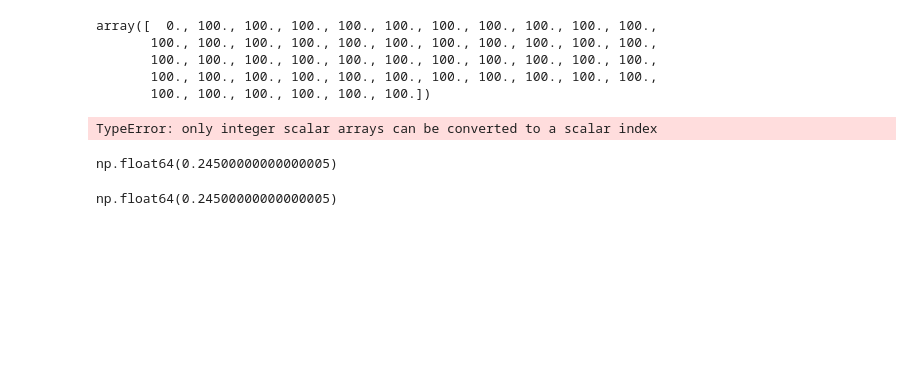
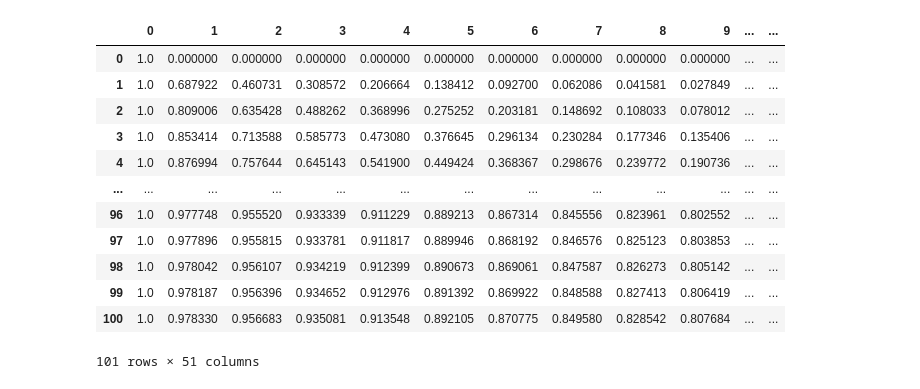
Before and after one commit to monkeybeastking/Geotechnical-Consolidation-FEM, a Jupyter notebook: scripts/terazaghi_1d_multilayer/multilayer_1d.ipynb, the cells around one changed output. Drawn from its saved outputs; the diff is of its cells as text; code cells hidden in the pictures; blank space fills up the shorter version.

```diff
--- a/scripts/terazaghi_1d_multilayer/multilayer_1d.ipynb
+++ b/scripts/terazaghi_1d_multilayer/multilayer_1d.ipynb
@@ -265,20 +268,14 @@ plt.show()
 # %%
-# we need a dataframe or whatever for kappa and the intiial stress with the same dimensions
-z
+#
 def initial_condition(x):
     u = np.full(x.shape[0], Load, dtype=np.float64)   # shape (npts,)
     u[0] = 0.0                    # enforce u=0 at z=0
     return u
+
+
 A = initial_condition(z)
 
-A
+gfg = np.digitize(z,depths)
+Mv = np.asarray(Mv)[gfg - 1]
+
+settlement = A * Mv * (H / nx)
-# %% [output]
-array([  0., 100., 100., 100., 100., 100., 100., 100., 100., 100., 100.,
-       100., 100., 100., 100., 100., 100., 100., 100., 100., 100., 100.,
-       100., 100., 100., 100., 100., 100., 100., 100., 100., 100., 100.,
-       100., 100., 100., 100., 100., 100., 100., 100., 100., 100., 100.,
-       100., 100., 100., 100., 100., 100.])
-# %%
-np.digitize
-# %% [output]
-TypeError: only integer scalar arrays can be converted to a scalar index
@@ -288,12 +282,21 @@ settlement = A * Mv_z * (H / nx)
-# %%
-settlement.sum()
-# %% [output]
-np.float64(0.24500000000000005)
 # %%
+for columns in local_dcons.T:
+    pass
 
-for columns in u_hist:
-    S = u_hist[columns] * settlement
+A = pd.DataFrame(local_dcons.T, dtype = float)
 
-settlement.sum()
+A
 # %% [output]
+|  | 0 | 1 | 2 | 3 | 4 | 5 | 6 | 7 | 8 | 9 | ... | ... |
+| 0 | 1.0 | 0.000000 | 0.000000 | 0.000000 | 0.000000 | 0.000000 | 0.000000 | 0.000000 | 0.000000 | 0.000000 | ... | ... |
+| 1 | 1.0 | 0.687922 | 0.460731 | 0.308572 | 0.206664 | 0.138412 | 0.092700 | 0.062086 | 0.041581 | 0.027849 | ... | ... |
+| 2 | 1.0 | 0.809006 | 0.635428 | 0.488262 | 0.368996 | 0.275252 | 0.203181 | 0.148692 | 0.108033 | 0.078012 | ... | ... |
+| 3 | 1.0 | 0.853414 | 0.713588 | 0.585773 | 0.473080 | 0.376645 | 0.296134 | 0.230284 | 0.177346 | 0.135406 | ... | ... |
+| 4 | 1.0 | 0.876994 | 0.757644 | 0.645143 | 0.541900 | 0.449424 | 0.368367 | 0.298676 | 0.239772 | 0.190736 | ... | ... |
+| ... | ... | ... | ... | ... | ... | ... | ... | ... | ... | ... | ... | ... |
+| 96 | 1.0 | 0.977748 | 0.955520 | 0.933339 | 0.911229 | 0.889213 | 0.867314 | 0.845556 | 0.823961 | 0.802552 | ... | ... |
+| 97 | 1.0 | 0.977896 | 0.955815 | 0.933781 | 0.911817 | 0.889946 | 0.868192 | 0.846576 | 0.825123 | 0.803853 | ... | ... |
+| 98 | 1.0 | 0.978042 | 0.956107 | 0.934219 | 0.912399 | 0.890673 | 0.869061 | 0.847587 | 0.826273 | 0.805142 | ... | ... |
+| 99 | 1.0 | 0.978187 | 0.956396 | 0.934652 | 0.912976 | 0.891392 | 0.869922 | 0.848588 | 0.827413 | 0.806419 | ... | ... |
+| 100 | 1.0 | 0.978330 | 0.956683 | 0.935081 | 0.913548 | 0.892105 | 0.870775 | 0.849580 | 0.828542 | 0.807684 | ... | ... |
-np.float64(0.24500000000000005)
+101 rows × 51 columns
```
Also changed, not shown: parts of 6 cells of this notebook, 7 other files.
